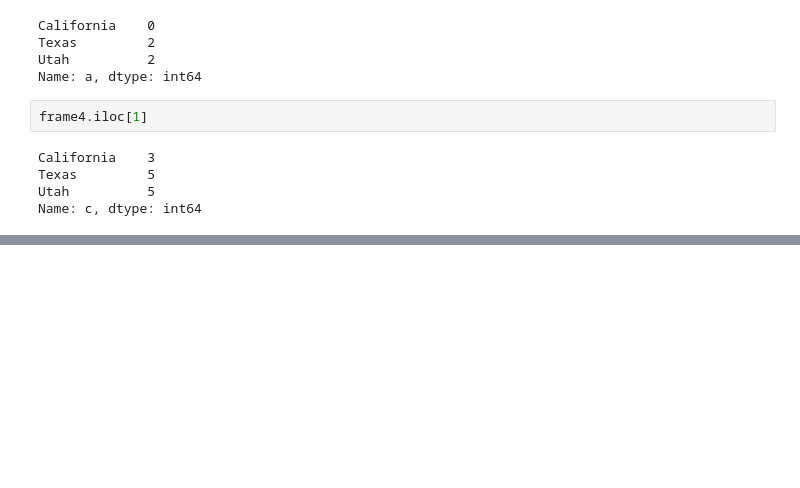
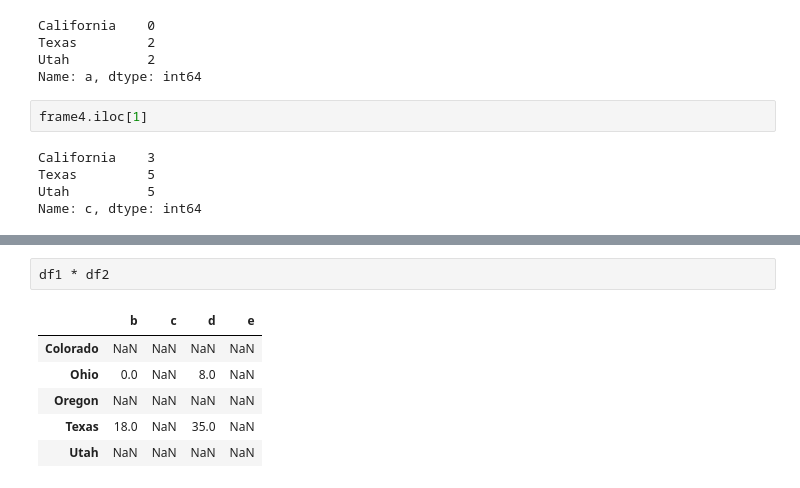
Before and after one commit to Husan-Muhiddinov/ML_DATA_ANALYSIS, a Jupyter notebook: 2-dars.ipynb, the cells around one changed output, grey strips where cells are left out. Drawn from its saved outputs; the diff is of its cells as text; blank space fills up the shorter version.

```diff
--- a/2-dars.ipynb
+++ b/2-dars.ipynb
@@ -256,0 +761,9 @@ Name: c, dtype: int64
+# %%
+df1 * df2
+# %% [output]
+|  | b | c | d | e |
+| Colorado | NaN | NaN | NaN | NaN |
+| Ohio | 0.0 | NaN | 8.0 | NaN |
+| Oregon | NaN | NaN | NaN | NaN |
+| Texas | 18.0 | NaN | 35.0 | NaN |
+| Utah | NaN | NaN | NaN | NaN |
```
Also changed, not shown: parts of 112 cells of this notebook.
